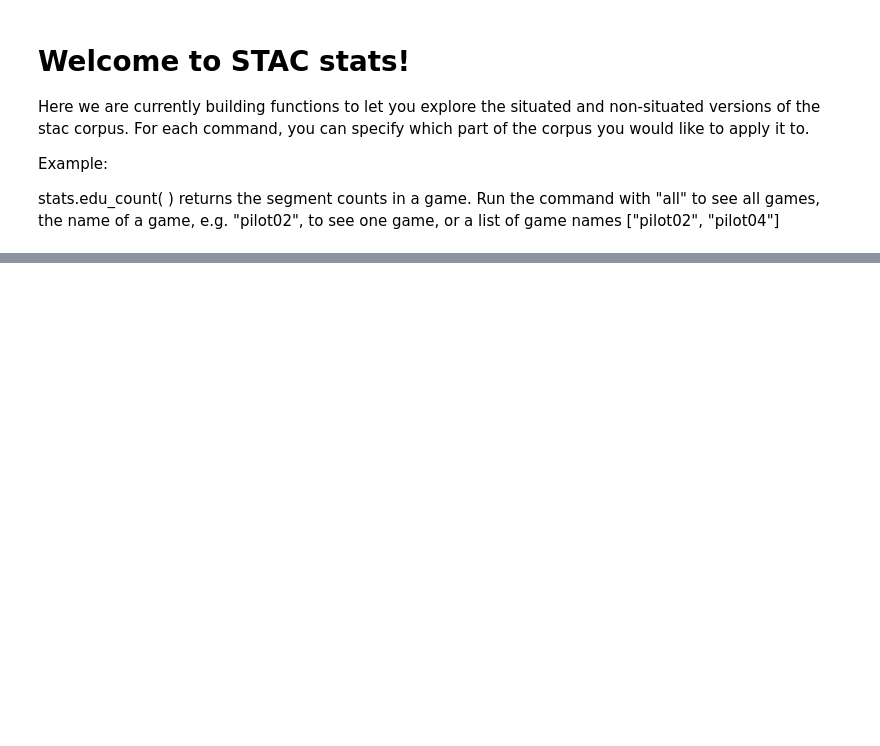
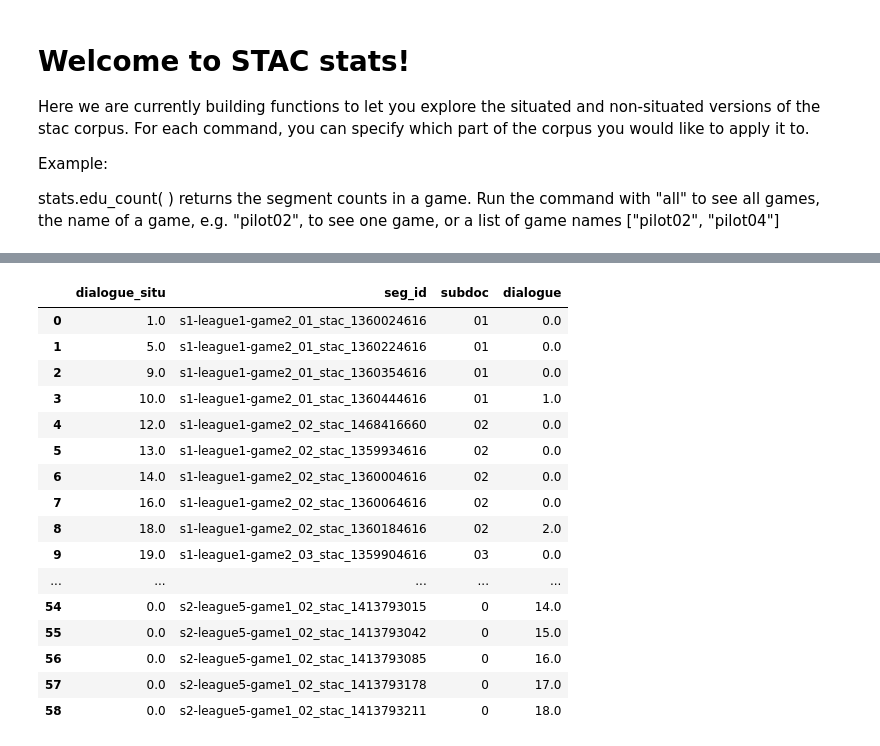
Before and after one commit to Coupdesinge/irit-stac, a Jupyter notebook: stac_stats/STAC_stats.ipynb, the cells around one changed output, grey strips where cells are left out. Saved outputs shown, nothing was run; the diff lists cells and outputs as text; code cells hidden in the pictures; blank space fills up the shorter version.

```diff
--- a/stac_stats/STAC_stats.ipynb
+++ b/stac_stats/STAC_stats.ipynb
@@ -76,0 +342,2 @@ stats.relation_count('aggregate', 'both', 'all')
+# %%
+situ_table = smaxes.reset_index()
@@ -76,0 +353,26 @@ stats.relation_count('aggregate', 'both', 'all')
+# %%
+merged_table = pandas.merge(situ_table, spect_table, on='seg_id', how='outer')
+# %%
+merged_table.fillna(0, inplace=True)
+# %%
+merged_table.sort_values('dialogue', inplace=True)
+# %%
+merged_table
+# %% [output]
+|  | dialogue_situ | seg_id | subdoc | dialogue |
+| 0 | 1.0 | s1-league1-game2_01_stac_1360024616 | 01 | 0.0 |
+| 1 | 5.0 | s1-league1-game2_01_stac_1360224616 | 01 | 0.0 |
+| 2 | 9.0 | s1-league1-game2_01_stac_1360354616 | 01 | 0.0 |
+| 3 | 10.0 | s1-league1-game2_01_stac_1360444616 | 01 | 1.0 |
+| 4 | 12.0 | s1-league1-game2_02_stac_1468416660 | 02 | 0.0 |
+| 5 | 13.0 | s1-league1-game2_02_stac_1359934616 | 02 | 0.0 |
+| 6 | 14.0 | s1-league1-game2_02_stac_1360004616 | 02 | 0.0 |
+| 7 | 16.0 | s1-league1-game2_02_stac_1360064616 | 02 | 0.0 |
+| 8 | 18.0 | s1-league1-game2_02_stac_1360184616 | 02 | 2.0 |
+| 9 | 19.0 | s1-league1-game2_03_stac_1359904616 | 03 | 0.0 |
+| ... | ... | ... | ... | ... |
+| 54 | 0.0 | s2-league5-game1_02_stac_1413793015 | 0 | 14.0 |
+| 55 | 0.0 | s2-league5-game1_02_stac_1413793042 | 0 | 15.0 |
+| 56 | 0.0 | s2-league5-game1_02_stac_1413793085 | 0 | 16.0 |
+| 57 | 0.0 | s2-league5-game1_02_stac_1413793178 | 0 | 17.0 |
+| 58 | 0.0 | s2-league5-game1_02_stac_1413793211 | 0 | 18.0 |
```
Also changed, not shown: parts of 98 cells of this notebook, 2 other files.
